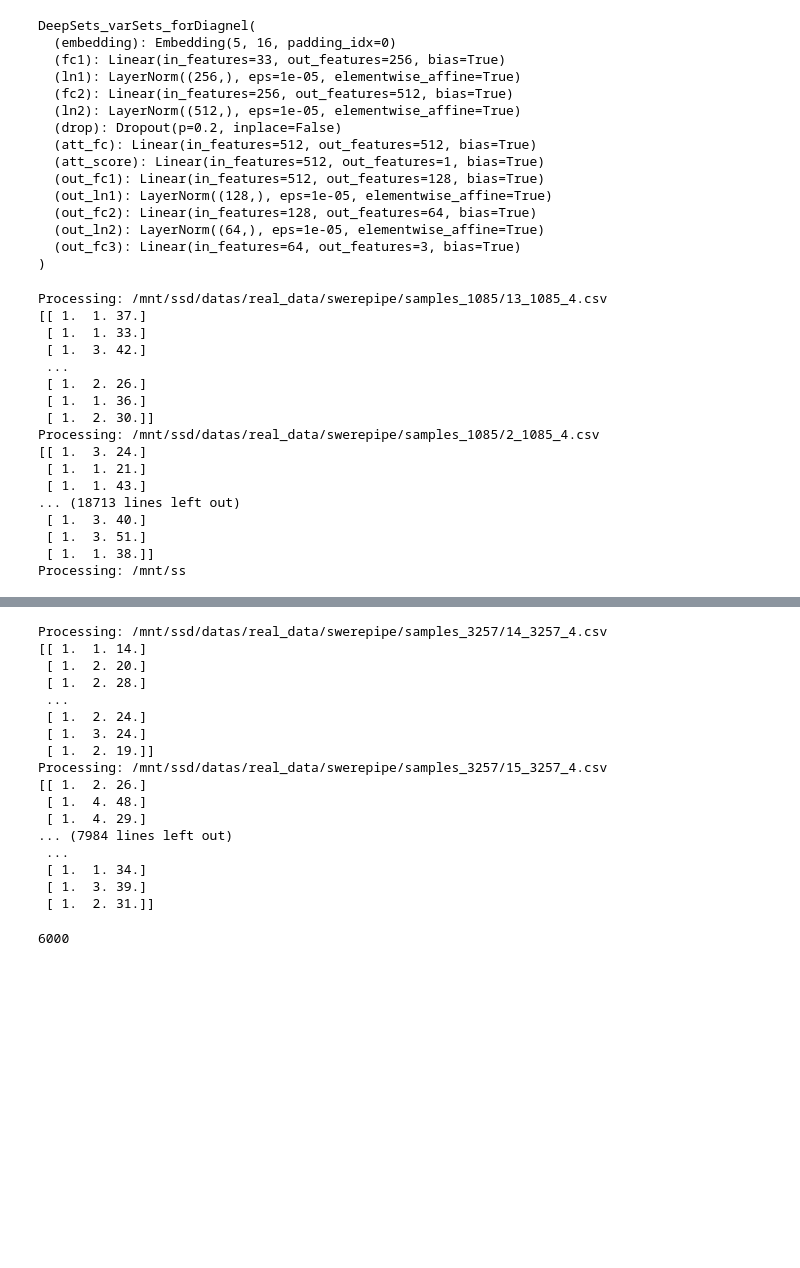
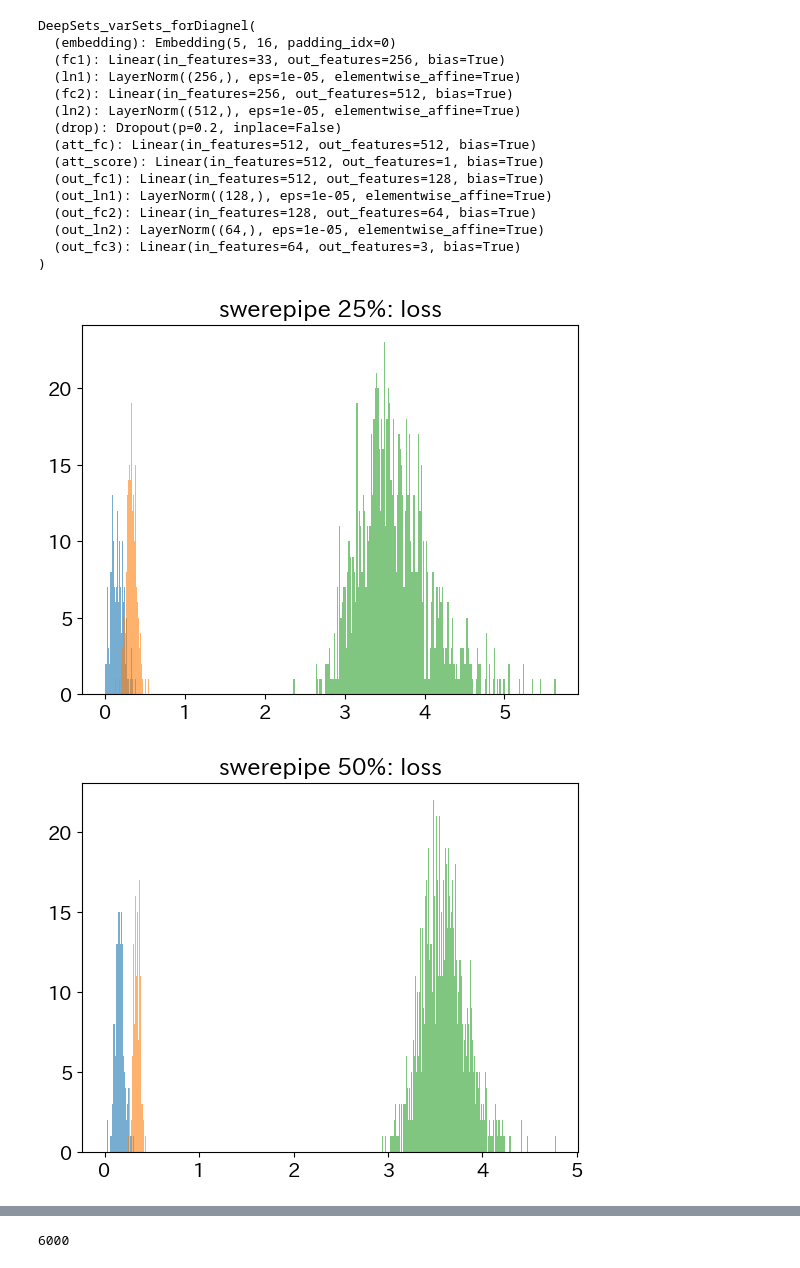
Before and after one commit to natsuki0720/CTMCxDeepSets, a Jupyter notebook: notebooks/eval_error.ipynb, the cells around one changed output, grey strips where cells are left out. Cells and saved outputs as stored; diff of their text form; code cells hidden in the pictures; blank space fills up the shorter version.

```diff
--- a/notebooks/eval_error.ipynb
+++ b/notebooks/eval_error.ipynb
@@ -243,50 +243,46 @@ data_dict = {
 # %%
 rows = []
 percentiles = ["p90", "p95", "p99","median", "mean", "max"]
 for key in data_dict.keys():
 
     for idx, n in enumerate(data_dict[key]):
         test_states = []
         test_del_t = []
         test_targets = []
         dummy = []
         data_dir = base_dir + key + "/samples_"+str(n)
         process_all_files_in_directory(data_dir,process_file, test_states, test_del_t,test_targets,dummy,False)
         r = make_test_df(model,criterion, test_states, test_del_t, test_targets,collate_fn, varSets_Datasets,device)
-        for i in range(3):
-            d = r[r["paramerter"]==i+1]
-            r_d = get_target_val(d)
-            for p in percentiles:
-                row = {
-                    "name": f"{key}",
-                    "%" : str((idx+1)*25)+"%",
-                    "samples": n,
-                    "condition_state": i+1,
-                    "metric": p,
-                    "value": r_d[p]
-                }
+
+        plt.title(str(key)+f" {(idx+1)*25}%: loss")
+        if str(key)=="shoban":
+            plt.title(f"deck {(idx+1)*25}%: loss")
+        for state in range(3):
+            r_state = r[r["paramerter"]==state+1]
+            plt.hist(r_state["loss"],alpha=0.6,bins=200)
+        plt.show()
+        # for i in range(3):
+        #     plt.hist(r["loss"][i],alpha=0.6,bins = 200)
+        # plt.show()
+        # for i in range(3):
+        #     d = r[r["paramerter"]==i+1]
+        #     r_d = get_target_val(d)
+        #     for p in percentiles:
+                # row = {
+                #     "name": f"{key}",
+                #     "%" : str((idx+1)*25)+"%",
+                #     "samples": n,
+                #     "condition_state": i+1,
+                #     "metric": p,
+                #     "value": r_d[p]
+                # }
                 # display(pd.DataFrame([row]))
-                if row["name"]=="shoban":
-                    row["name"] = "deck"
-                rows.append(row)
+                # if row["name"]=="shoban":
+                #     row["name"] = "deck"
+                # rows.append(row)
 
-df = pd.DataFrame(rows)
+# df = pd.DataFrame(rows)
 # pd.to_csv("eval_error.csv", index=False)
 # %% [output]
-Processing: /mnt/ssd/datas/real_data/swerepipe/samples_1085/13_1085_4.csv
-[[ 1.  1. 37.]
- [ 1.  1. 33.]
- [ 1.  3. 42.]
- ...
- [ 1.  2. 26.]
- [ 1.  1. 36.]
- [ 1.  2. 30.]]
-Processing: /mnt/ssd/datas/real_data/swerepipe/samples_1085/2_1085_4.csv
-[[ 1.  3. 24.]
- [ 1.  1. 21.]
- [ 1.  1. 43.]
-... (18713 lines left out)
- [ 1.  3. 40.]
- [ 1.  3. 51.]
- [ 1.  1. 38.]]
-Processing: /mnt/ss
+[figure, added]
+[figure, added]
@@ -300,24 +306,6 @@ data_dir = f"{data_name}/samples_{n_samples}"
 
 # 実行
 process_all_files_in_directory(base_dir+data_dir,process_file, test_states, test_del_t,test_targets,dummy,False)
-# %% [output]
-Processing: /mnt/ssd/datas/real_data/swerepipe/samples_3257/14_3257_4.csv
-[[ 1.  1. 14.]
- [ 1.  2. 20.]
- [ 1.  2. 28.]
- ...
- [ 1.  2. 24.]
- [ 1.  3. 24.]
- [ 1.  2. 19.]]
-Processing: /mnt/ssd/datas/real_data/swerepipe/samples_3257/15_3257_4.csv
-[[ 1.  2. 26.]
- [ 1.  4. 48.]
- [ 1.  4. 29.]
-... (7984 lines left out)
- ...
- [ 1.  1. 34.]
- [ 1.  3. 39.]
- [ 1.  2. 31.]]
 # %%
 test_dataset = varSets_Datasets(test_states, test_del_t, test_targets)
 use_cuda = torch.cuda.is_available()
```
Also changed, not shown: parts of 2 cells of this notebook, 1 other file.
